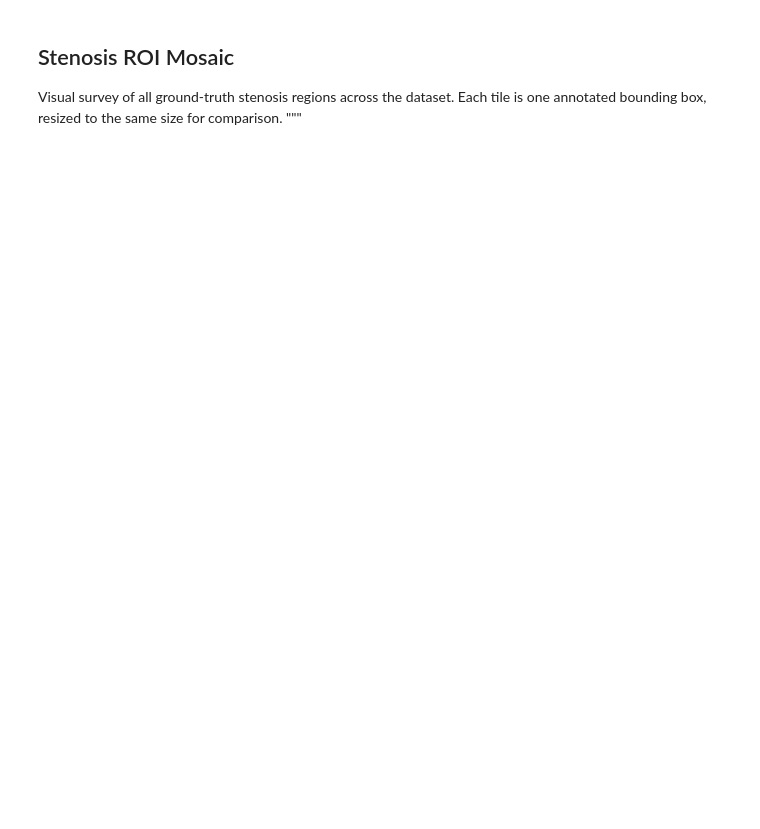
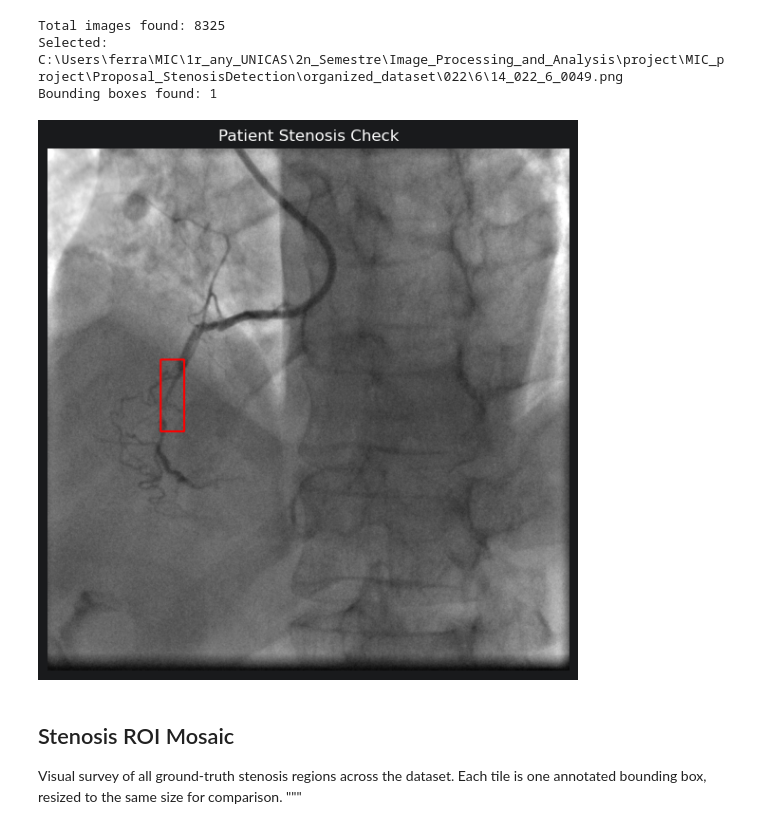
Before and after one commit to FerranMonteroUNICAS/IPA_ML_StenosisDetection_Project, a Jupyter notebook: notebooks/initialexploration.ipynb, the cells around one changed output. Drawn from its saved outputs; the diff is of its cells as text; code cells hidden in the pictures; blank space fills up the shorter version.

```diff
--- a/notebooks/initialexploration.ipynb
+++ b/notebooks/initialexploration.ipynb
@@ -5,18 +8,25 @@
 # %%
 from src.utils import *
 import random
 
 paths = get_all_image_paths()
 random_path = random.choice(paths)
 print(f"Selected: {random_path}")
 
+test_path = r"C:\Users\ferra\MIC\1r_any_UNICAS\2n_Semestre\Image_Processing_and_Analysis\project\MIC_project\Proposal_StenosisDetection\organized_dataset\099\5\14_099_5_0013.png"
+
 img   = load_image(random_path)
 boxes = parse_stenosis_xml(get_xml_path(random_path))
 print(f"Bounding boxes found: {len(boxes)}")
 
 img_annotated = draw_bboxes(img, boxes)
 im_show(img_annotated, title="Patient Stenosis Check", figsize=(6, 6))
 #im_show(img,title = "Raw image", figsize=(6,6))
+# %% [output]
+Total images found: 8325
+Selected: C:\Users\ferra\MIC\1r_any_UNICAS\2n_Semestre\Image_Processing_and_Analysis\project\MIC_project\Proposal_StenosisDetection\organized_dataset\022\6\14_022_6_0049.png
+Bounding boxes found: 1
+[figure, added]
 # %% [markdown]
 ## Stenosis ROI Mosaic
 Visual survey of all ground-truth stenosis regions across the dataset.
```
Also changed, not shown: parts of 1 cell of this notebook, 3 other files.
